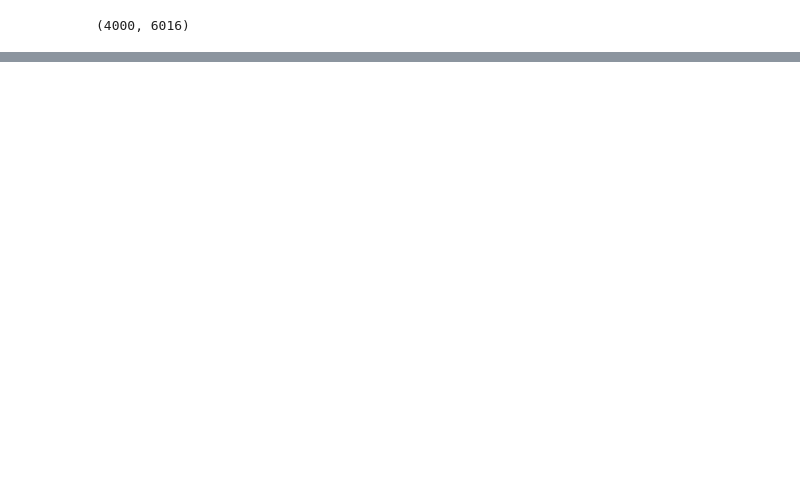
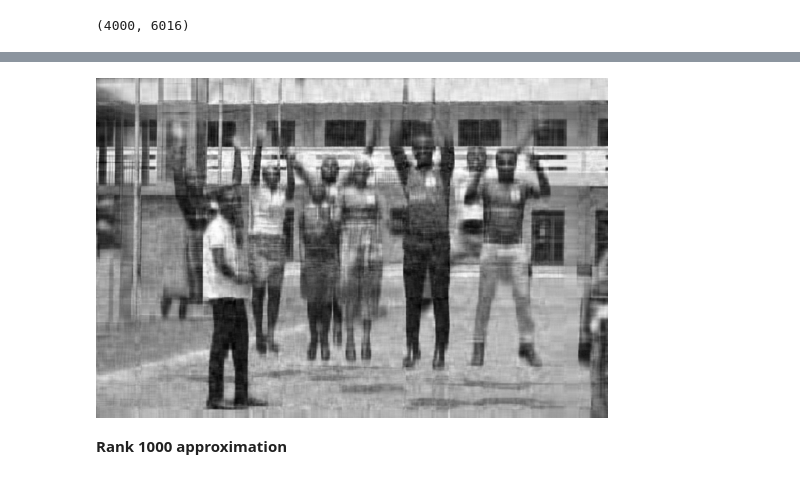
Before and after one commit to asiedubrempong/fastai-experiments, a Jupyter notebook: foundations/svd.ipynb, the cells around one changed output, grey strips where cells are left out. Saved outputs shown, nothing was run; the diff lists cells and outputs as text; code cells hidden in the pictures; blank space fills up the shorter version.

```diff
--- a/foundations/svd.ipynb
+++ b/foundations/svd.ipynb
@@ -215,0 +229,9 @@ from matplotlib import cm
+# %%
+im_rec = u[:, :100] @ np.diag(s[:100]) @ v_t[:100]
+im_rec = Image.fromarray(np.uint8(cm.gray(im_rec)*255))
+
+im_rec.to_thumb(512)
+# %% [output]
+[figure, added]
+# %% [markdown]
+**Rank 1000 approximation**
```
Also changed, not shown: parts of 36 cells of this notebook, 2 other files.
